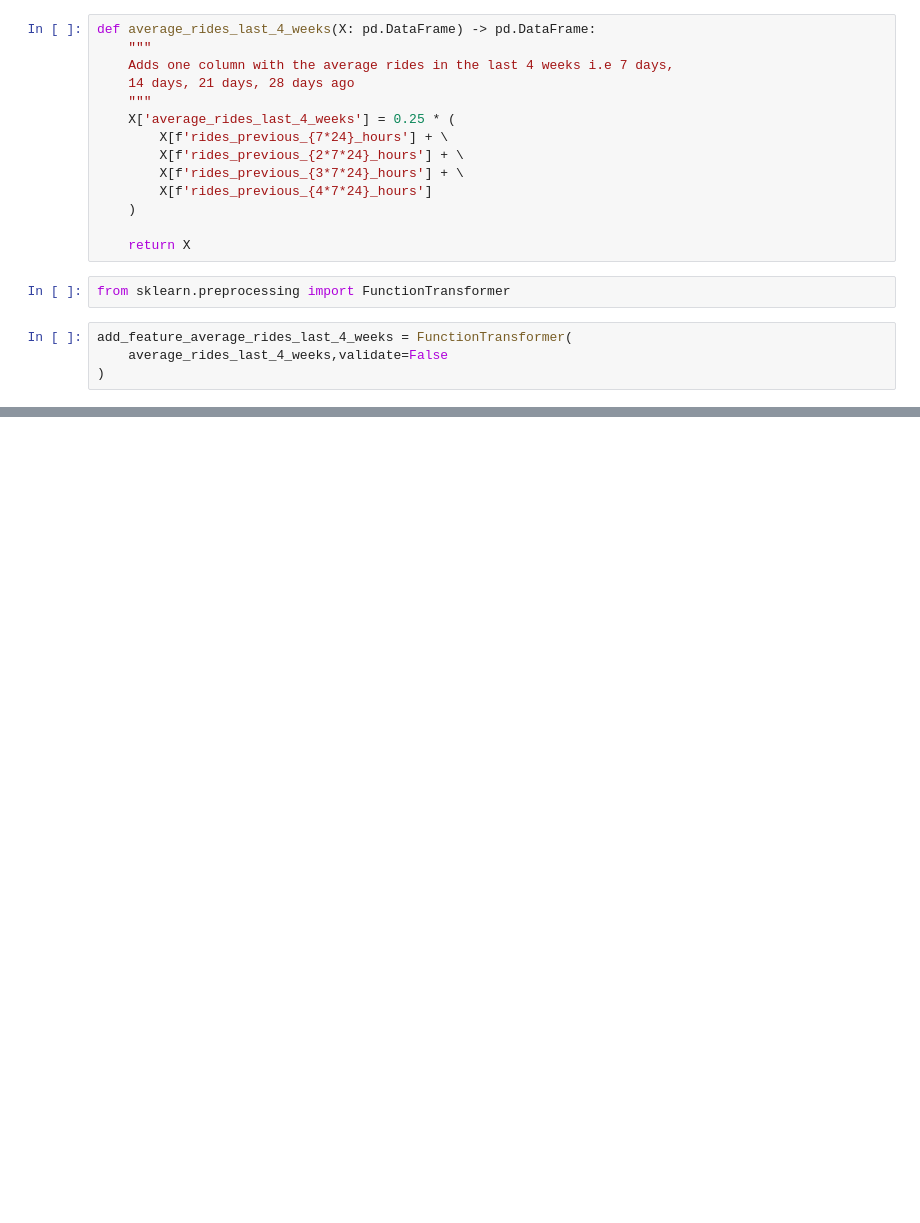
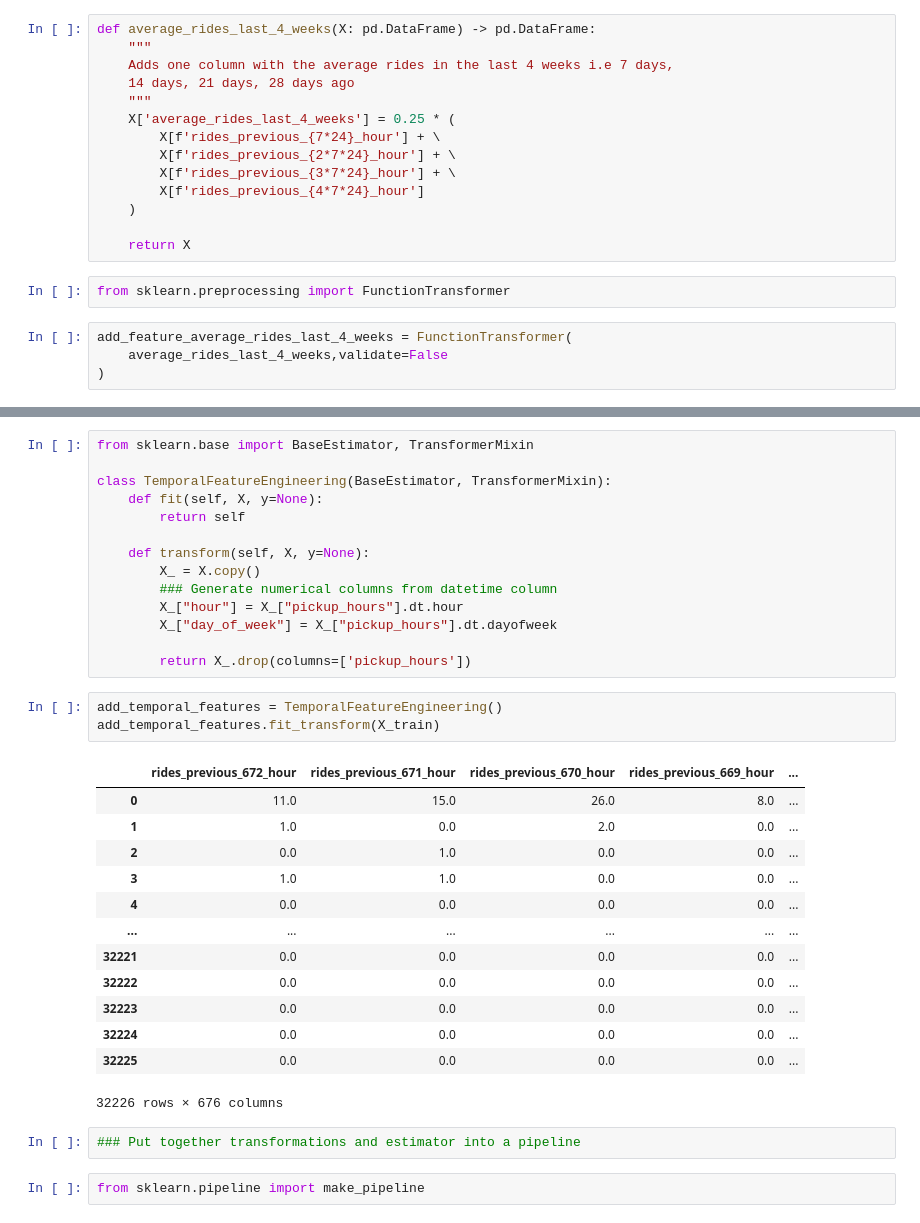
Before and after one commit to FRANKSADWAR/taxi_demand_prediction, a Jupyter notebook: notebooks/08_lightgbm_model_with_feature_engineering.ipynb, the cells around one changed output, grey strips where cells are left out. Saved outputs shown, nothing was run; the diff lists cells and outputs as text; blank space fills up the shorter version.

Commit message:
make pipelines for lightgbm

```diff
--- a/notebooks/08_lightgbm_model_with_feature_engineering.ipynb
+++ b/notebooks/08_lightgbm_model_with_feature_engineering.ipynb
@@ -43,10 +43,10 @@ def average_rides_last_4_weeks(X: pd.DataFrame) -> pd.DataFrame:
     14 days, 21 days, 28 days ago
     """
     X['average_rides_last_4_weeks'] = 0.25 * (
-        X[f'rides_previous_{7*24}_hours'] + \
-        X[f'rides_previous_{2*7*24}_hours'] + \
-        X[f'rides_previous_{3*7*24}_hours'] + \
-        X[f'rides_previous_{4*7*24}_hours']
+        X[f'rides_previous_{7*24}_hour'] + \
+        X[f'rides_previous_{2*7*24}_hour'] + \
+        X[f'rides_previous_{3*7*24}_hour'] + \
+        X[f'rides_previous_{4*7*24}_hour']
     )
 
     return X
@@ -62,0 +75,35 @@ KeyError: 'rides_previous_168_hours'
+# %%
+from sklearn.base import BaseEstimator, TransformerMixin
+
+class TemporalFeatureEngineering(BaseEstimator, TransformerMixin):
+    def fit(self, X, y=None):
+        return self
+
+    def transform(self, X, y=None):
+        X_ = X.copy()
+        ### Generate numerical columns from datetime column
+        X_["hour"] = X_["pickup_hours"].dt.hour
+        X_["day_of_week"] = X_["pickup_hours"].dt.dayofweek
+
+        return X_.drop(columns=['pickup_hours'])
+# %%
+add_temporal_features = TemporalFeatureEngineering()
+add_temporal_features.fit_transform(X_train)
+# %% [output]
+|  | rides_previous_672_hour | rides_previous_671_hour | rides_previous_670_hour | rides_previous_669_hour | ... |
+| 0 | 11.0 | 15.0 | 26.0 | 8.0 | ... |
+| 1 | 1.0 | 0.0 | 2.0 | 0.0 | ... |
+| 2 | 0.0 | 1.0 | 0.0 | 0.0 | ... |
+| 3 | 1.0 | 1.0 | 0.0 | 0.0 | ... |
+| 4 | 0.0 | 0.0 | 0.0 | 0.0 | ... |
+| ... | ... | ... | ... | ... | ... |
+| 32221 | 0.0 | 0.0 | 0.0 | 0.0 | ... |
+| 32222 | 0.0 | 0.0 | 0.0 | 0.0 | ... |
+| 32223 | 0.0 | 0.0 | 0.0 | 0.0 | ... |
+| 32224 | 0.0 | 0.0 | 0.0 | 0.0 | ... |
+| 32225 | 0.0 | 0.0 | 0.0 | 0.0 | ... |
+32226 rows × 676 columns
+# %%
+### Put together transformations and estimator into a pipeline
+# %%
+from sklearn.pipeline import make_pipeline
```
Also changed, not shown: parts of 1 cell of this notebook.
